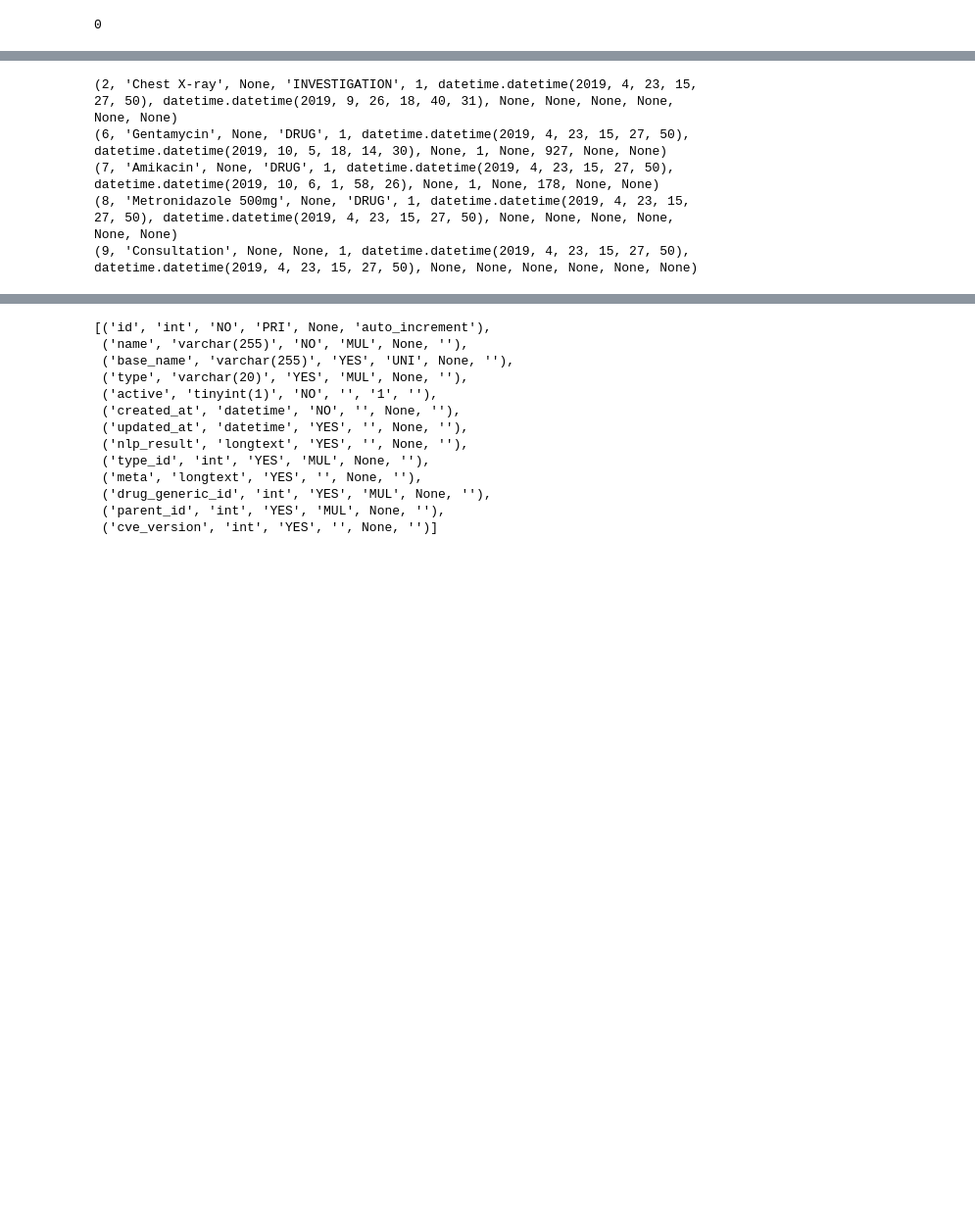
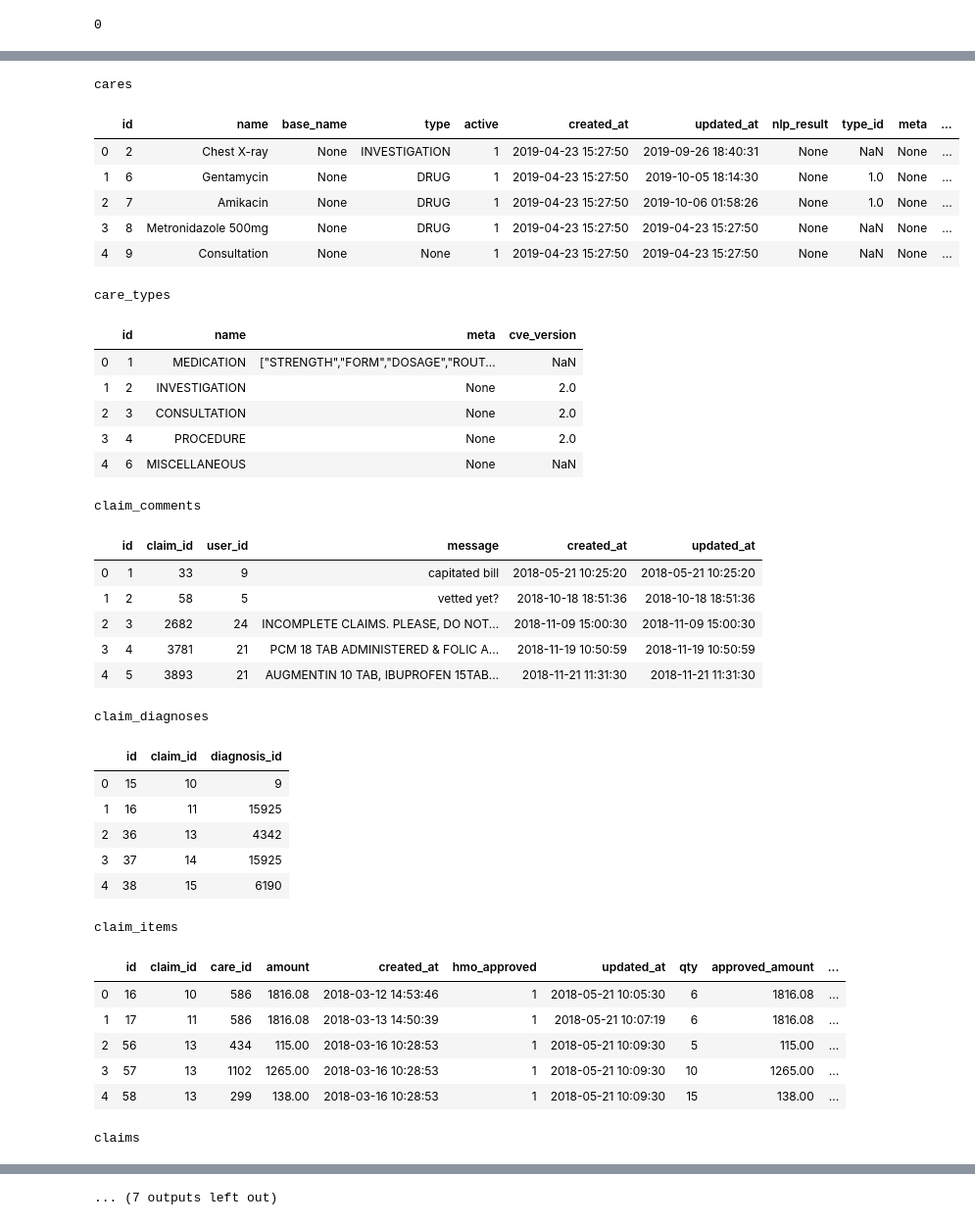
Before and after one commit to Shunling/Insight_HealthDataScience, a Jupyter notebook: Projects/P3/DataWangling.ipynb, the cells around one changed output, grey strips where cells are left out. Shown at 98% size. Cells and saved outputs as stored; diff of their text form; code cells hidden in the pictures; blank space fills up the shorter version.

```diff
--- a/Projects/P3/DataWangling.ipynb
+++ b/Projects/P3/DataWangling.ipynb
@@ -77,0 +167,5 @@ len(cares)
+# %%
+# save dataframe to csv
+for table in all_df:
+    filename = 'Data/'+ table + '.csv'
+    all_df[table].to_csv(filename)
@@ -78,9 +174,42 @@ len(cares)
 # %%
-for n in tqdm(cares[0:5]):
-    print(n)
+for table in all_df:
+    print(table)
+    display(all_df[table].head(5))
+    print('\n')
 # %% [output]
-(2, 'Chest X-ray', None, 'INVESTIGATION', 1, datetime.datetime(2019, 4, 23, 15, 27, 50), datetime.datetime(2019, 9, 26, 18, 40, 31), None, None, None, None, None, None)
-(6, 'Gentamycin', None, 'DRUG', 1, datetime.datetime(2019, 4, 23, 15, 27, 50), datetime.datetime(2019, 10, 5, 18, 14, 30), None, 1, None, 927, None, None)
-(7, 'Amikacin', None, 'DRUG', 1, datetime.datetime(2019, 4, 23, 15, 27, 50), datetime.datetime(2019, 10, 6, 1, 58, 26), None, 1, None, 178, None, None)
-(8, 'Metronidazole 500mg', None, 'DRUG', 1, datetime.datetime(2019, 4, 23, 15, 27, 50), datetime.datetime(2019, 4, 23, 15, 27, 50), None, None, None, None, None, None)
-(9, 'Consultation', None, None, 1, datetime.datetime(2019, 4, 23, 15, 27, 50), datetime.datetime(2019, 4, 23, 15, 27, 50), None, None, None, None, None, None)
+cares
+|  | id | name | base_name | type | active | created_at | updated_at | nlp_result | type_id | meta | ... |
+| 0 | 2 | Chest X-ray | None | INVESTIGATION | 1 | 2019-04-23 15:27:50 | 2019-09-26 18:40:31 | None | NaN | None | ... |
+| 1 | 6 | Gentamycin | None | DRUG | 1 | 2019-04-23 15:27:50 | 2019-10-05 18:14:30 | None | 1.0 | None | ... |
+| 2 | 7 | Amikacin | None | DRUG | 1 | 2019-04-23 15:27:50 | 2019-10-06 01:58:26 | None | 1.0 | None | ... |
+| 3 | 8 | Metronidazole 500mg | None | DRUG | 1 | 2019-04-23 15:27:50 | 2019-04-23 15:27:50 | None | NaN | None | ... |
+| 4 | 9 | Consultation | None | None | 1 | 2019-04-23 15:27:50 | 2019-04-23 15:27:50 | None | NaN | None | ... |
+care_types
+|  | id | name | meta | cve_version |
+| 0 | 1 | MEDICATION | ["STRENGTH","FORM","DOSAGE","ROUT... | NaN |
+| 1 | 2 | INVESTIGATION | None | 2.0 |
+| 2 | 3 | CONSULTATION | None | 2.0 |
+| 3 | 4 | PROCEDURE | None | 2.0 |
+| 4 | 6 | MISCELLANEOUS | None | NaN |
+claim_comments
+|  | id | claim_id | user_id | message | created_at | updated_at |
+| 0 | 1 | 33 | 9 | capitated bill | 2018-05-21 10:25:20 | 2018-05-21 10:25:20 |
+| 1 | 2 | 58 | 5 | vetted yet? | 2018-10-18 18:51:36 | 2018-10-18 18:51:36 |
+| 2 | 3 | 2682 | 24 | INCOMPLETE CLAIMS. PLEASE, DO NOT... | 2018-11-09 15:00:30 | 2018-11-09 15:00:30 |
+| 3 | 4 | 3781 | 21 | PCM 18 TAB ADMINISTERED & FOLIC A... | 2018-11-19 10:50:59 | 2018-11-19 10:50:59 |
+| 4 | 5 | 3893 | 21 | AUGMENTIN 10 TAB, IBUPROFEN 15TAB... | 2018-11-21 11:31:30 | 2018-11-21 11:31:30 |
+claim_diagnoses
+|  | id | claim_id | diagnosis_id |
+| 0 | 15 | 10 | 9 |
+| 1 | 16 | 11 | 15925 |
+| 2 | 36 | 13 | 4342 |
+| 3 | 37 | 14 | 15925 |
+| 4 | 38 | 15 | 6190 |
+claim_items
+|  | id | claim_id | care_id | amount | created_at | hmo_approved | updated_at | qty | approved_amount | ... |
+| 0 | 16 | 10 | 586 | 1816.08 | 2018-03-12 14:53:46 | 1 | 2018-05-21 10:05:30 | 6 | 1816.08 | ... |
+| 1 | 17 | 11 | 586 | 1816.08 | 2018-03-13 14:50:39 | 1 | 2018-05-21 10:07:19 | 6 | 1816.08 | ... |
+| 2 | 56 | 13 | 434 | 115.00 | 2018-03-16 10:28:53 | 1 | 2018-05-21 10:09:30 | 5 | 115.00 | ... |
+| 3 | 57 | 13 | 1102 | 1265.00 | 2018-03-16 10:28:53 | 1 | 2018-05-21 10:09:30 | 10 | 1265.00 | ... |
+| 4 | 58 | 13 | 299 | 138.00 | 2018-03-16 10:28:53 | 1 | 2018-05-21 10:09:30 | 15 | 138.00 | ... |
+claims
@@ -86,0 +222 @@ for n in tqdm(cares[0:5]):
+... (7 outputs left out)
@@ -95,18 +222,0 @@ diagnosis, diagnosis_categories, drug_generics, enrollees, hmos, hmos_piles, pro
-# %%
-cursor.execute("show columns from cares;")
-cares_columns = cursor.fetchall()
-cares_columns
-# %% [output]
-[('id', 'int', 'NO', 'PRI', None, 'auto_increment'),
- ('name', 'varchar(255)', 'NO', 'MUL', None, ''),
- ('base_name', 'varchar(255)', 'YES', 'UNI', None, ''),
- ('type', 'varchar(20)', 'YES', 'MUL', None, ''),
- ('active', 'tinyint(1)', 'NO', '', '1', ''),
- ('created_at', 'datetime', 'NO', '', None, ''),
- ('updated_at', 'datetime', 'YES', '', None, ''),
- ('nlp_result', 'longtext', 'YES', '', None, ''),
- ('type_id', 'int', 'YES', 'MUL', None, ''),
- ('meta', 'longtext', 'YES', '', None, ''),
- ('drug_generic_id', 'int', 'YES', 'MUL', None, ''),
- ('parent_id', 'int', 'YES', 'MUL', None, ''),
- ('cve_version', 'int', 'YES', '', None, '')]
```
Also changed, not shown: parts of 24 cells of this notebook.
